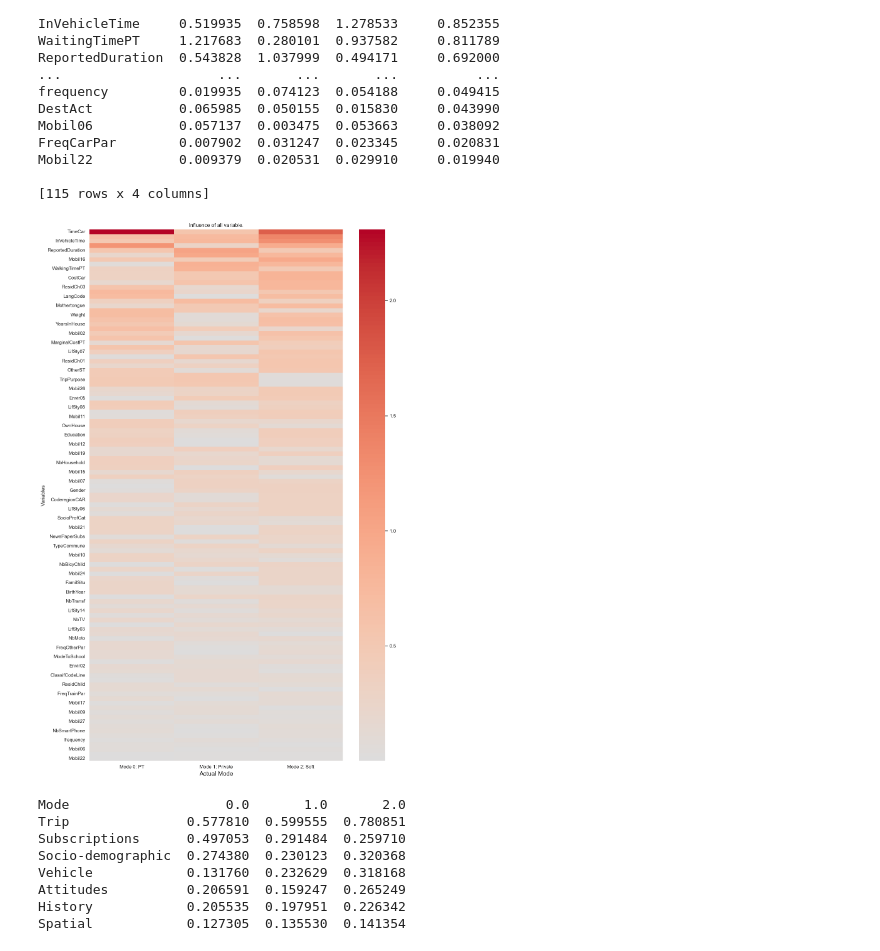
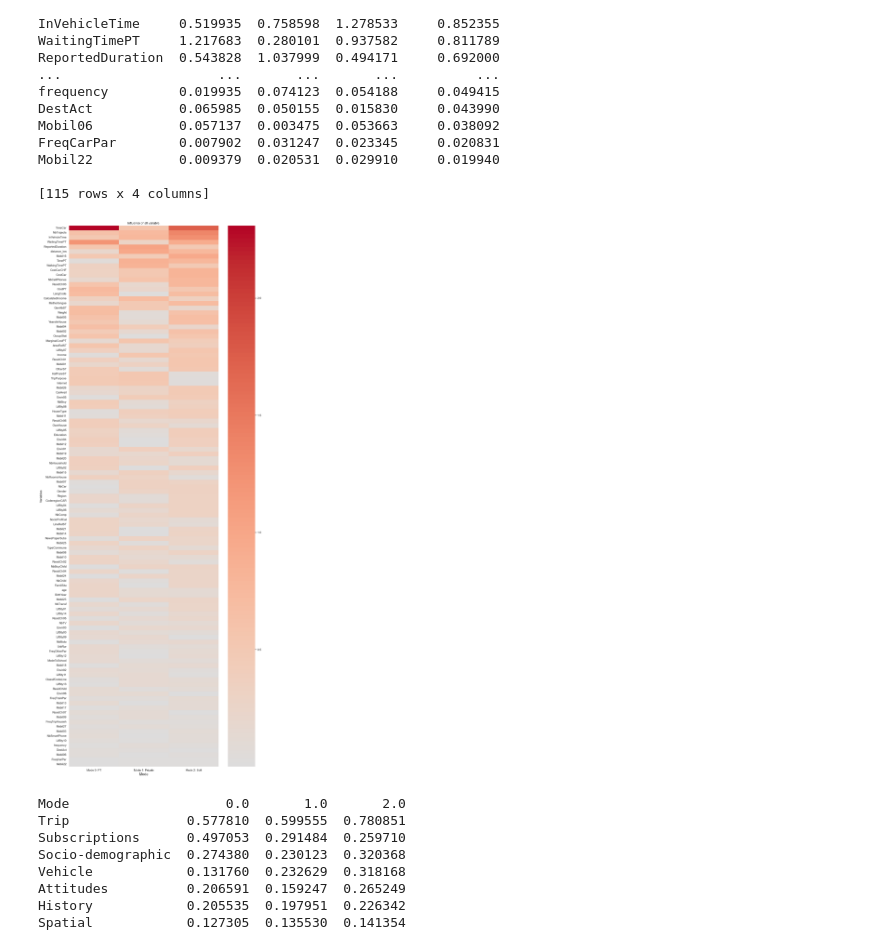
Before and after one commit to wendyqxc/MachineLearningModeChoiceGroup6, a Jupyter notebook: Global_regression_structured.ipynb, the cells around one changed output. Cells and saved outputs as stored; diff of their text form; code cells hidden in the pictures.

Commit message:
make graphs bigger

```diff
--- a/Global_regression_structured.ipynb
+++ b/Global_regression_structured.ipynb
@@ -203,22 +203,22 @@ Mobil22           0.009379  0.020531  0.029910     0.019940
 # %%
 # Drop mean kolom
 all_features = coef_used.drop(columns=['mean_effect'], errors='ignore')
 
-plt.figure(figsize=(12, 18))
+plt.figure(figsize=(12, 30))
 
 sns.heatmap(all_features,
             cmap='coolwarm',
             center=0,
             xticklabels=['Mode 0: PT', 'Mode 1: Private', 'Mode 2: Soft'])
 
 plt.title("Influence of all variable.")
 plt.xlabel('Mode', fontsize=14)
 plt.ylabel("Variables")
 
 plt.tight_layout()
 plt.show()
 # %% [output]
-[figure, old version]
+[figure, new version]
 # %%
 group_mode_importance = {}
 
```
Also changed, not shown: parts of 1 cell of this notebook.
